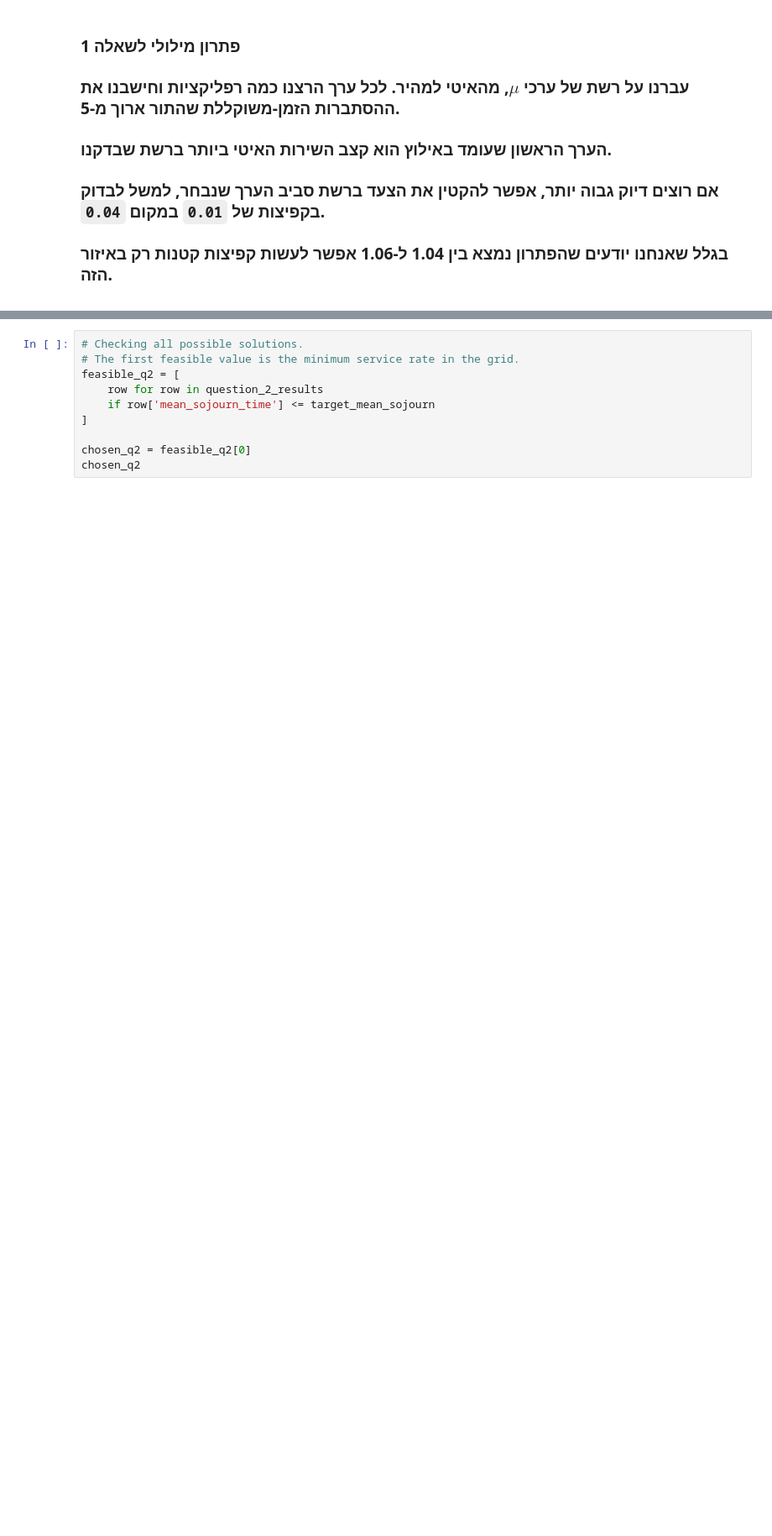
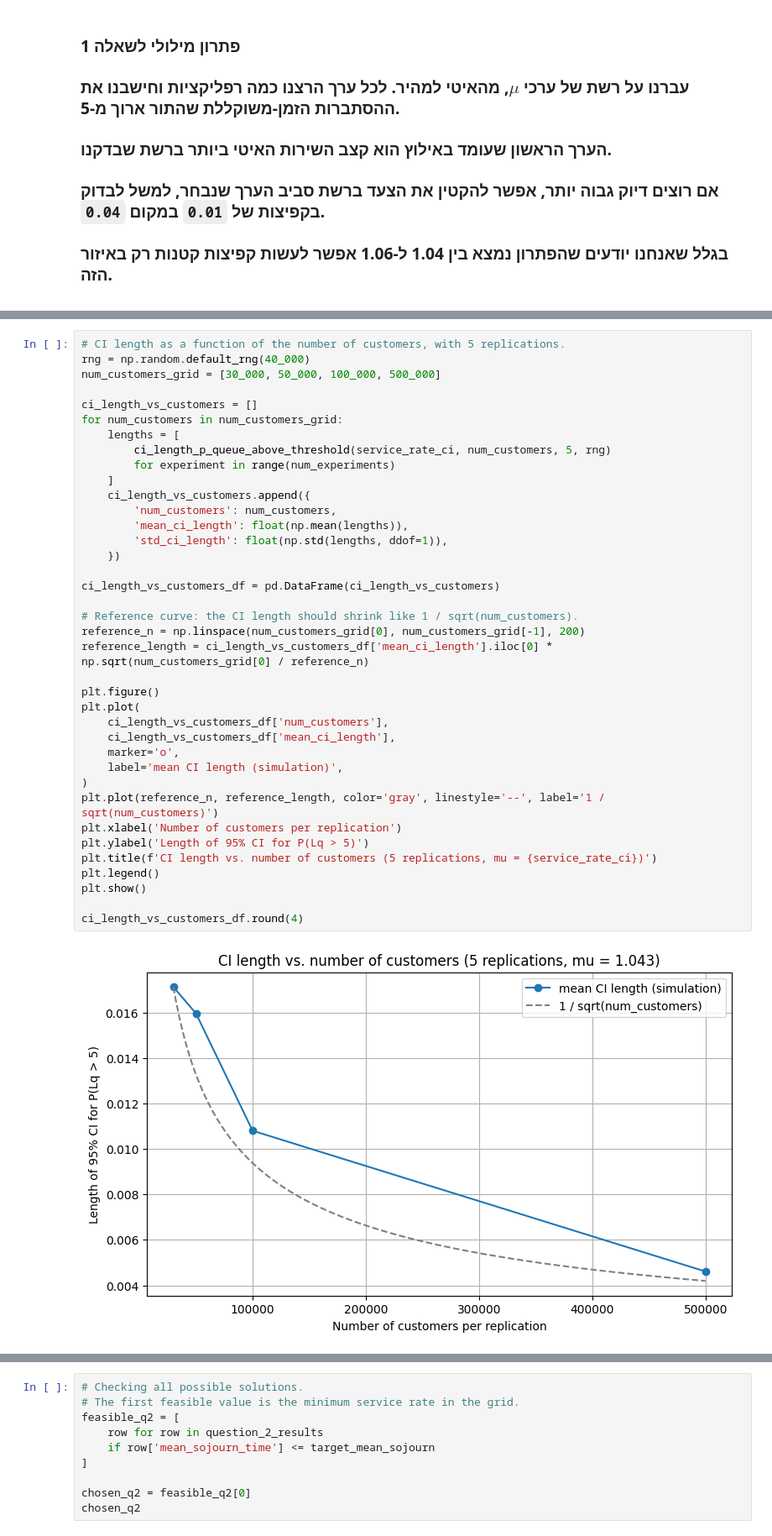
Before and after one commit to eliransher/sim_course, a Jupyter notebook: class_exersize/5_queue_analysis.ipynb, the cells around one changed output, grey strips where cells are left out. Shown at 84% size. Drawn from its saved outputs; the diff is of its cells as text; blank space fills up the shorter version.

```diff
--- a/class_exersize/5_queue_analysis.ipynb
+++ b/class_exersize/5_queue_analysis.ipynb
@@ -449,0 +499,40 @@ question_1_refined_df
+# %%
+# CI length as a function of the number of customers, with 5 replications.
+rng = np.random.default_rng(40_000)
+num_customers_grid = [30_000, 50_000, 100_000, 500_000]
+
+ci_length_vs_customers = []
+for num_customers in num_customers_grid:
+    lengths = [
+        ci_length_p_queue_above_threshold(service_rate_ci, num_customers, 5, rng)
+        for experiment in range(num_experiments)
+    ]
+    ci_length_vs_customers.append({
+        'num_customers': num_customers,
+        'mean_ci_length': float(np.mean(lengths)),
+        'std_ci_length': float(np.std(lengths, ddof=1)),
+    })
+
+ci_length_vs_customers_df = pd.DataFrame(ci_length_vs_customers)
+
+# Reference curve: the CI length should shrink like 1 / sqrt(num_customers).
+reference_n = np.linspace(num_customers_grid[0], num_customers_grid[-1], 200)
+reference_length = ci_length_vs_customers_df['mean_ci_length'].iloc[0] * np.sqrt(num_customers_grid[0] / reference_n)
+
+plt.figure()
+plt.plot(
+    ci_length_vs_customers_df['num_customers'],
+    ci_length_vs_customers_df['mean_ci_length'],
+    marker='o',
+    label='mean CI length (simulation)',
+)
+plt.plot(reference_n, reference_length, color='gray', linestyle='--', label='1 / sqrt(num_customers)')
+plt.xlabel('Number of customers per replication')
+plt.ylabel('Length of 95% CI for P(Lq > 5)')
+plt.title(f'CI length vs. number of customers (5 replications, mu = {service_rate_ci})')
+plt.legend()
+plt.show()
+
+ci_length_vs_customers_df.round(4)
+# %% [output]
+[figure, added]
```
Also changed, not shown: parts of 10 cells of this notebook, 2 other files.
